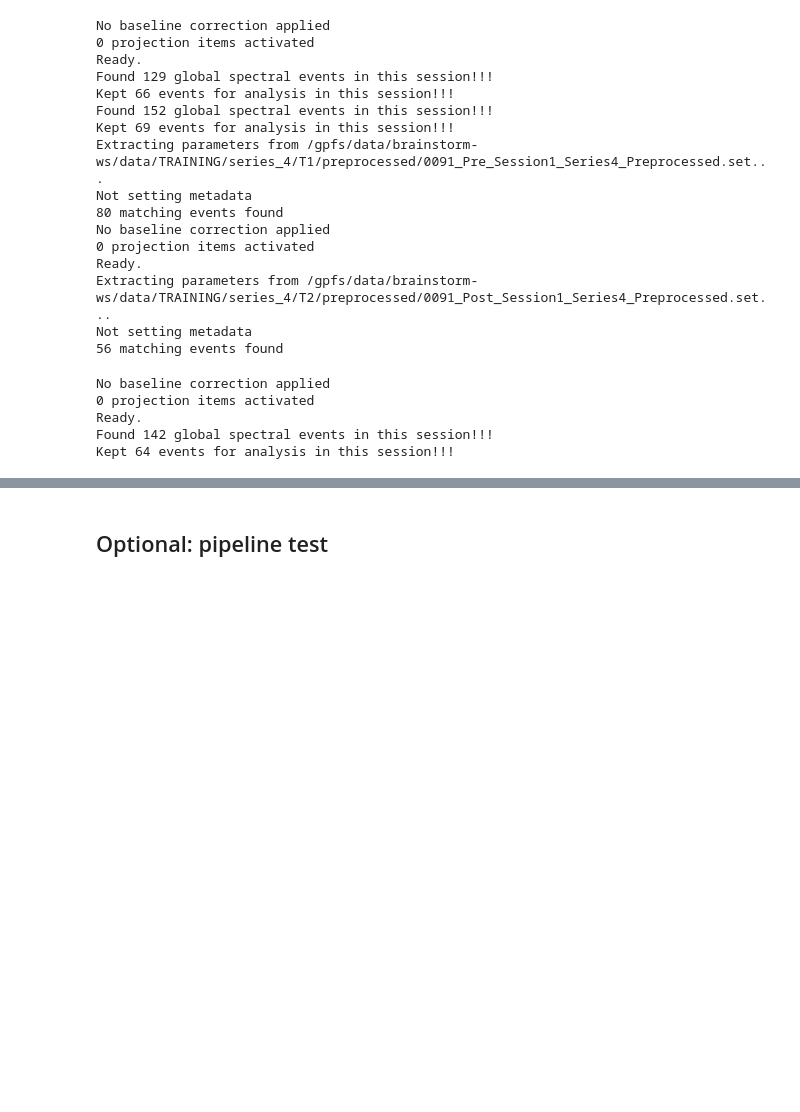
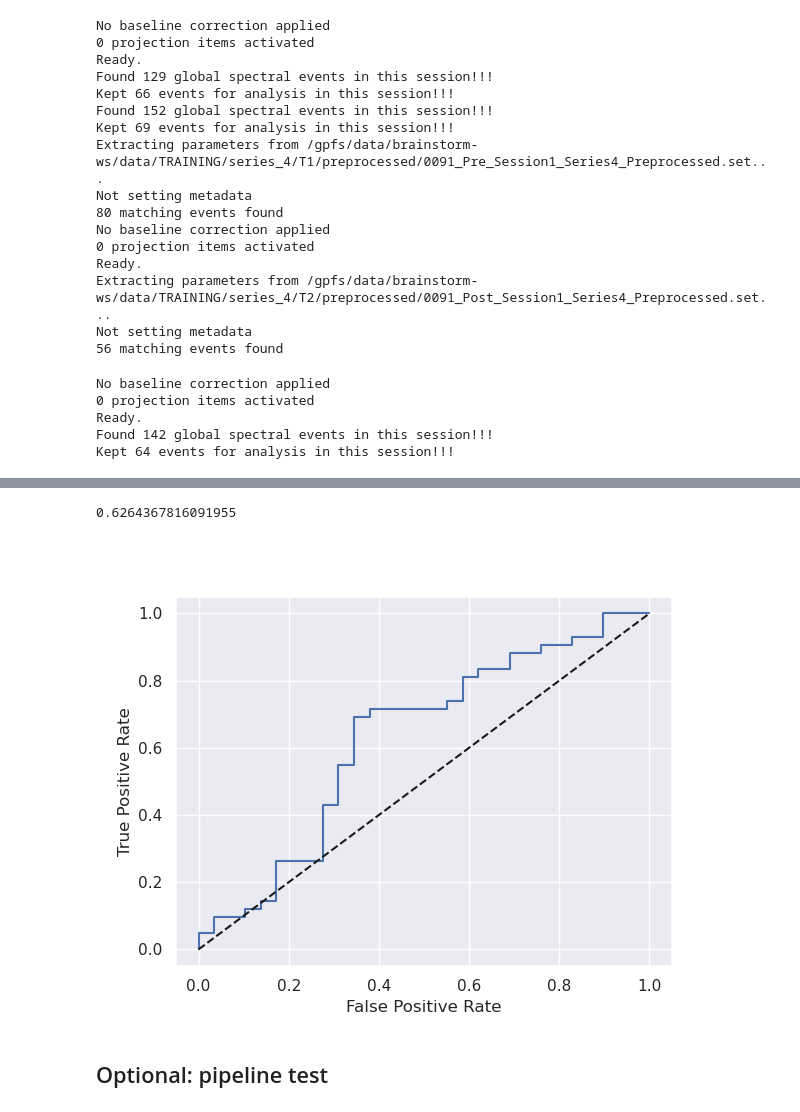
Before and after one commit to rythorpe/brainstorm_challenge, a Jupyter notebook: extract_features.ipynb, the cells around one changed output, grey strips where cells are left out. Cells and saved outputs as stored; diff of their text form; code cells hidden in the pictures; blank space fills up the shorter version.

Commit message:
ROC curve

```diff
--- a/extract_features.ipynb
+++ b/extract_features.ipynb
@@ -41,19 +42,22 @@ from sklearn.discriminant_analysis import QuadraticDiscriminantAnalysis
 # %%
 def get_metadata(data_type, data_dir):
     # read metadata from master list
-    fname_master = op.join(data_dir, data_type, data_type + '_Master List_All Series.csv')
+    fname_master = op.join(data_dir, 'ALL', 'ALL_Master List_All Series.csv')
     master_keys = np.loadtxt(fname_master,  delimiter=',', max_rows=1, dtype=str)
     master_keys[0] = 'TMSID'  # fix first key string
     master_values = np.loadtxt(fname_master, delimiter=',', skiprows=1, dtype=str)
     master_info = {key: master_values[:, master_keys == key].squeeze() for key in master_keys}
 
     # get subject IDs for subject series with both pre-/post-TMS EEG recordings
-    subj_select = master_info['HasT1T2'] == '1'
+    if data_type == 'TRAINING':
+        subj_select = np.logical_and(master_info['HasT1T2'] == '1', master_info['Challenge'] == '1')
+    else:
+        subj_select = np.logical_and(master_info['HasT1T2'] == '1', master_info['Challenge'] == '2')  # validation
     subj_ids = master_info['TMSID'][subj_select]
     n_subj_series = sum(subj_select)
 
     # read metadata from demographics and clinical outcomes
-    fname_outcomes = op.join(data_dir, data_type, data_type + '_Demographics and Clinical Outcomes_All Series.csv')
+    fname_outcomes = op.join(data_dir, 'ALL', 'ALL_Demographics and Clinical Outcomes_All Series.csv')
     outcomes_keys = np.loadtxt(fname_outcomes,  delimiter=',', max_rows=1, dtype=str)
     outcomes_keys[0] = 'TMSID'  # fix first key string
     outcomes_values = np.loadtxt(fname_outcomes, delimiter=',', skiprows=1, dtype=str)
@@ -72,7 +76,8 @@ def get_metadata(data_type, data_dir):
     if data_type == 'TRAINING':
         responders = outcome_info['LastRespIDSSR'][subj_select].astype(int)
     else:
-        responders = None
+        #responders = None
+        responders = outcome_info['LastRespIDSSR'][subj_select].astype(int)  # note (post-challenge): now I have access...
 
     return n_subj_series, subj_ids, series_nums, demographic_features, responders
 
@@ -368,7 +373,7 @@ def get_features(subj_id, series_num, data_dir):
 # %%
 # get metadata for TRAINING set
 data_type = 'TRAINING'
-data_dir = '/gpfs/data/brainstorm-ws/data/'
+data_dir = '/gpfs/data/brainstorm-share/'
 n_subj_series, subj_ids, series_nums, demographic_features, responders_train = get_metadata(data_type=data_type,
                                                                                             data_dir=data_dir)
 assert responders_train is not None
@@ -426,7 +429,8 @@ Kept 64 events for analysis in this session!!!
 # %%
 # get metadata for VALIDATION set
 data_type = 'VALIDATION'
-data_dir = '/gpfs/data/brainstorm-ws/data/'
+data_dir = '/gpfs/data/brainstorm-share/'
 n_subj_series, subj_ids, series_nums, demographic_features, responders_pred = get_metadata(data_type=data_type,
                                                                                            data_dir=data_dir)
-assert responders_pred is None
+#assert responders_pred is None
+assert responders_pred is not None  # note (post-challenge): now I have access...
@@ -445,9 +447,9 @@ prediction_features = np.c_[subj_ids, features_pred]
 np.savetxt('prediction_features.csv', prediction_features, delimiter=',', fmt='%s', header=header)
 # %%
 # read in features
-training_features = np.loadtxt('training_features.csv', dtype=int, delimiter=',')
+training_features = np.loadtxt('training_features.csv', dtype=float, delimiter=',')
 features_train = training_features[:, 1:]
-prediction_features = np.loadtxt('prediction_features.csv', dtype=int, delimiter=',')
+prediction_features = np.loadtxt('prediction_features.csv', dtype=float, delimiter=',')
 features_pred = prediction_features[:, 1:]
 
 # train and predict
@@ -473,7 +475,7 @@ for clf_idx, clf in enumerate(classifiers):
 
     # validate on test set
     predictions[:, clf_idx] = clf.predict(X_pred)
-    probabilities[:, clf_idx] = clf.predict_proba(X_pred)
+    probabilities[:, clf_idx] = clf.predict_proba(X_pred)[:, 1]  # select prob of class '1' (see clf.classes_)
 
 predictions_final = np.round(np.mean(predictions, axis=1)).astype(int)
-probabilities_final = np.mean(predictions, axis=1)
+probabilities_final = np.mean(probabilities, axis=1)
@@ -502,3 +507,12 @@ array([1, 1, 1, 1, 1, 1, 1, 1, 1, 1, 1, 1, 1, 1, 1, 1, 1, 1, 1, 1, 1, 1,
+# %%
+fpr, tpr, thresholds = metrics.roc_curve(responders_pred, probabilities_final)
+roc_display = metrics.RocCurveDisplay(fpr=fpr, tpr=tpr).plot()
+plt.plot([0, 1], [0, 1], "k--", label="chance level (AUC = 0.5)")
+auc = metrics.roc_auc_score(responders_pred, probabilities_final)
+print(auc)
+# %% [output]
+0.6264367816091955
+[figure, added]
 # %%
 # write predictions to a .csv file
 pred_ID = np.c_[subj_ids, series_nums, predictions_final, responder_probs]
```
Also changed, not shown: parts of 7 cells of this notebook.
